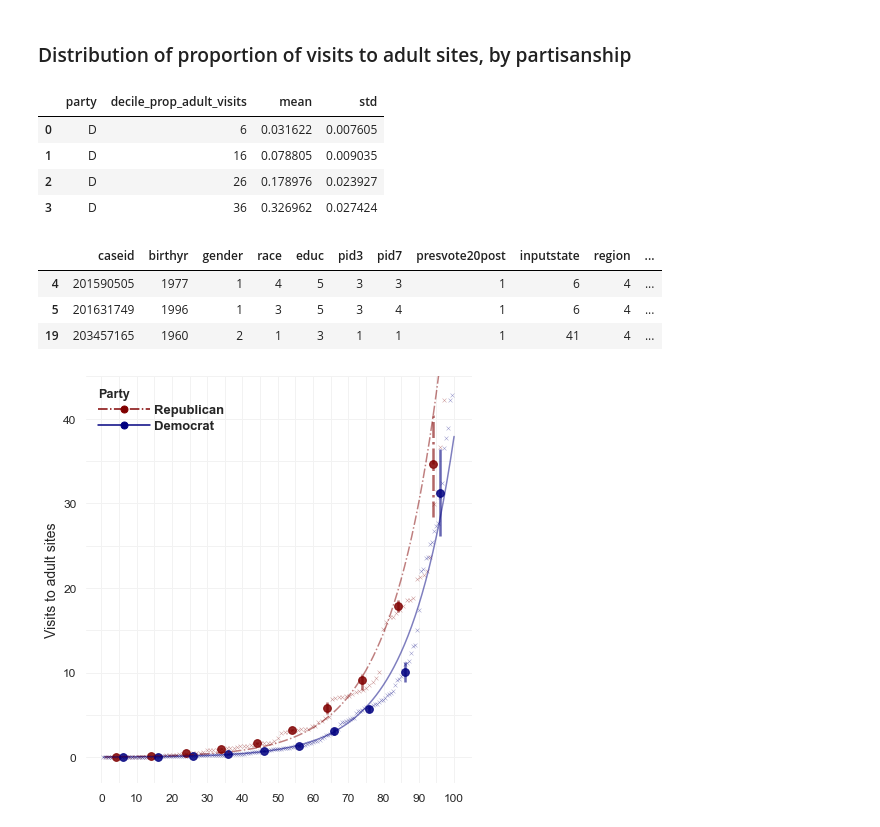
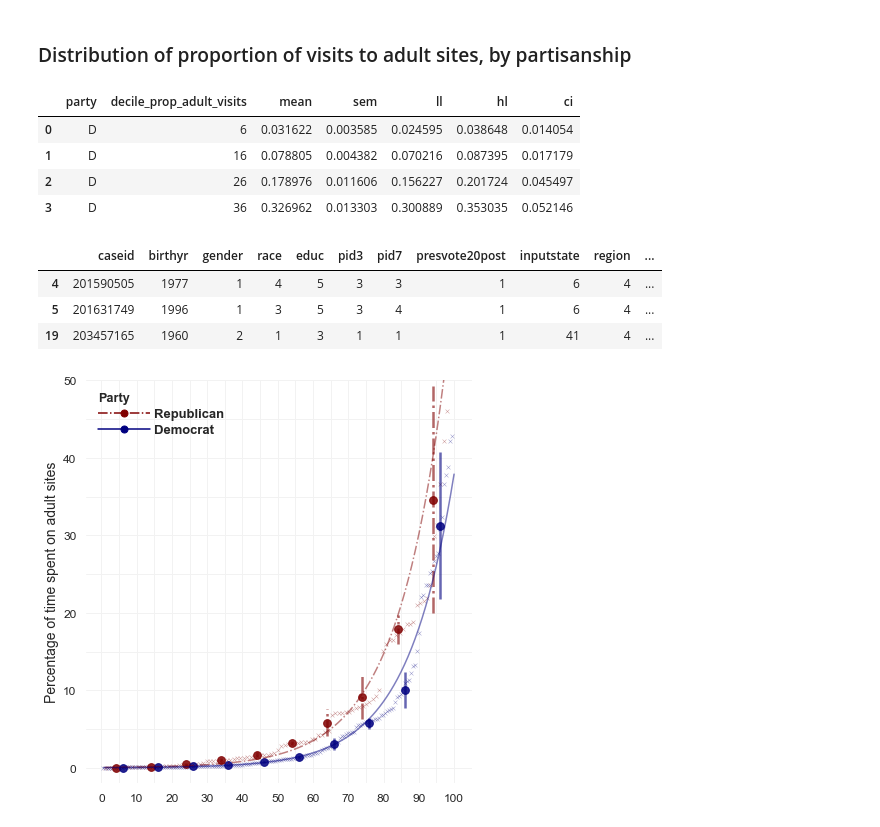
Before and after one commit to soodoku/adult, a Jupyter notebook: scripts/visits_to_adultsites.ipynb, the cells around one changed output. Drawn from its saved outputs; the diff is of its cells as text; code cells hidden in the pictures.

Commit message:
Update visits distributions
Update following changes made to the duration notebook (https://github.com/soodoku/adult/blob/main/scripts/duration_on_adultsites.ipynb). Yet to be added to MS.

```diff
--- a/scripts/visits_to_adultsites.ipynb
+++ b/scripts/visits_to_adultsites.ipynb
@@ -434,5 +442,5 @@ outcome_var = "prop_adult_visits"
 # %%
-# (fold cell) Get deciles mean and std
+# (fold cell) Get deciles mean and CI (from SEM)
 df_decile_agg = (
     df_ind
     # Make deciles by party
@@ -447,9 +455,14 @@ df_decile_agg = (
         },
     )
     .groupby(["party", f"decile_{outcome_var}"])[outcome_var]
-    .agg(["mean", "std"])
+    .agg(["mean", "sem"])
     .reset_index()
-    .assign(std=lambda df: df["std"] / 2)
+    # Get CI from SEM
+    .assign(
+        ll=lambda df: df["mean"] - 1.96*df["sem"],
+        hl=lambda df: df["mean"] + 1.96*df["sem"],
+        ci=lambda df: df["hl"] - df["ll"]
+    )
     # Manually "dodge" the points to plot, by party
     .assign(
         **{f"decile_{outcome_var}": lambda df: df[f"decile_{outcome_var}"].astype(int)}
@@ -475,11 +488,11 @@ df_decile_agg = (
 )
 df_decile_agg.head(4)
 # %% [output]
-|  | party | decile_prop_adult_visits | mean | std |
-| 0 | D | 6 | 0.031622 | 0.007605 |
-| 1 | D | 16 | 0.078805 | 0.009035 |
-| 2 | D | 26 | 0.178976 | 0.023927 |
-| 3 | D | 36 | 0.326962 | 0.027424 |
+|  | party | decile_prop_adult_visits | mean | sem | ll | hl | ci |
+| 0 | D | 6 | 0.031622 | 0.003585 | 0.024595 | 0.038648 | 0.014054 |
+| 1 | D | 16 | 0.078805 | 0.004382 | 0.070216 | 0.087395 | 0.017179 |
+| 2 | D | 26 | 0.178976 | 0.011606 | 0.156227 | 0.201724 | 0.045497 |
+| 3 | D | 36 | 0.326962 | 0.013303 | 0.300889 | 0.353035 | 0.052146 |
 # %%
 # Prep data for scatter
 df_visits = (
@@ -555,3 +532,39 @@ line_opts = {
+# %%
+# (fold cell) Standard Options
+palette = {"R": "Maroon", "D": "Navy"}
+errorlinestyle = {"R": "-.", "D": "-"}
+
+running_var = f"quantiles_{outcome_var}"
+
+scatter_opts = {
+    "x": running_var,
+    "y": outcome_var,
+    "marker":"x",
+    "s":15,
+    "linewidths":.5,
+    "alpha":.4,
+}
+
+errorbar_opts = {
+    "x":f"decile_{outcome_var}",
+    "y":"mean",
+    "yerr":"ci",
+    "elinewidth":2.5,
+    "ls":"none",
+    "alpha":.6,
+    "zorder":1,
+}
+scatter_decile_opts = {
+    "x":f"decile_{outcome_var}",
+    "y":"mean",
+    "marker":"o",
+    "s":60,
+    "alpha":.85,
+}
+line_opts = {
+    "lw":1.5,
+    "alpha":0.5,
+}
 # %%
 # (fold cell) Plot splits by party
 scale = .7
@@ -592,44 +605,45 @@ for party in ["R", "D"]:
 # Figure settings
 ax.set_xticks(range(0,110,10))
 ax.set_xlabel("")
-ax.set_ylabel("Visits to adult sites", size=14)
+ax.set_ylabel("Percentage of time spent on adult sites", size=14)
 ax.tick_params(axis='both', which='major', labelsize=12)
-ax.set_ylim(ax.get_ylim()[0], 45)
+ax.set_yticks(range(0,60,10))
+ax.set_ylim(-2, 50)
 
 # Grids
 ax.xaxis.grid(True)
 ax.get_xaxis().set_minor_locator(ticker.AutoMinorLocator(2))
 ax.get_yaxis().set_minor_locator(ticker.AutoMinorLocator(2))
 ax.xaxis.grid(True, which="both", color=".95")
 ax.yaxis.grid(True, which="both", color=".95")
 
 # Custom Legend
 rep_hand = mlines.Line2D([], [],
                          color='maroon', marker='o', ls="-.",
                          markersize=7, label='Republican'
                         )
 dem_hand = mlines.Line2D([], [],
                          color='navy', marker='o', ls="-",
                          markersize=7, label='Democrat',
                         )
 custom_legend = plt.legend(
     handles=[rep_hand, dem_hand],
     handlelength=4,
     handletextpad=.3,
     labelspacing=.3,
     title="Party",
     frameon=False,
     prop={'weight':'bold', "size":13},
 #     title_fontproperties={'weight':'bold', 'size':14},
 )
 custom_legend._legend_box.align = "left"
 custom_legend.get_title().set_weight("bold")
 
 sns.despine(left=True,bottom=True)
 plt.tight_layout()
-save_mpl_fig(os.path.join(FIGSAVEDIR, "distribution_proportion_adultsites_visits_by_party"))
+save_mpl_fig(os.path.join(FIGSAVEDIR, "distribution_proportion_visits_to_adultsites_by_party"))
 # %% [output]
-[figure, old version]
+[figure, new version]
 # %%
 # (fold cell) Get table of percentiles
 ntiles = [.0,.1,.2,.3,.4,.5,.6,.7,.8,.9,.95,.96,.97,.98,.99,1]
```
Also changed, not shown: parts of 23 cells of this notebook, 18 other files.
